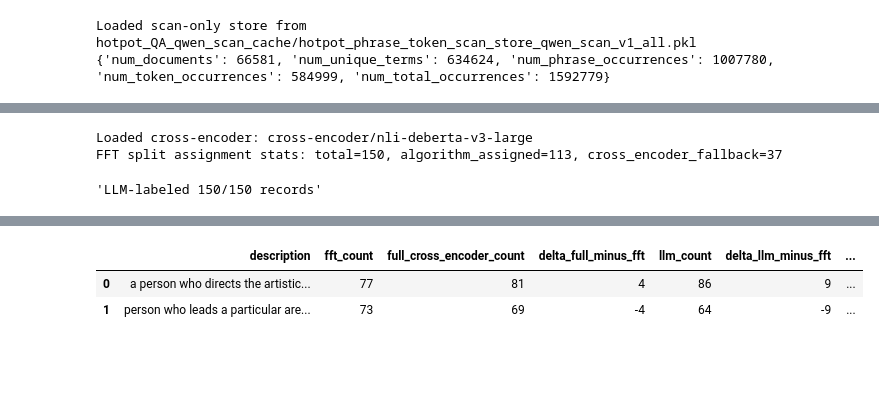
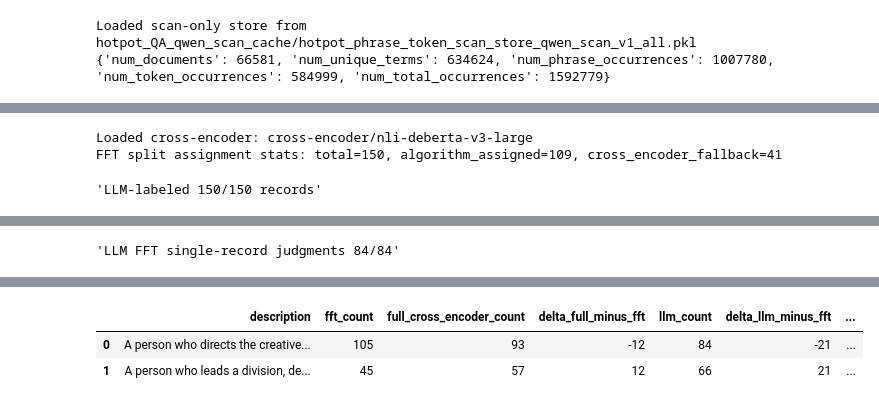
Before and after one commit to YxRicardo/LiteSemRAG, a Jupyter notebook: jupyter_notebooks/hotpotqa_fft_span_compare.ipynb, the cells around one changed output, grey strips where cells are left out. Cells and saved outputs as stored; diff of their text form; code cells hidden in the pictures; blank space fills up the shorter version.

```diff
--- a/jupyter_notebooks/hotpotqa_fft_span_compare.ipynb
+++ b/jupyter_notebooks/hotpotqa_fft_span_compare.ipynb
@@ -68,7 +72,7 @@ DEFAULT_CONTEXT_MODE = "sentence_neighbors"  # "sentence", "sentence_neighbors",
 DEFAULT_REDUCTION_METHOD = "tsne"  # "pca" or "tsne"
 DEFAULT_RANDOM_STATE = 42
 DEFAULT_CONSENSUS_RATIO_THRESHOLD = 0.9
-DEFAULT_D1_D2_RATIO_THRESHOLD = 0.9
+DEFAULT_D1_D2_RATIO_THRESHOLD = 0.8
 DEFAULT_MAX_SAMPLES = 10
 DEFAULT_QUERY_KIND = None
 
@@ -1240,9 +1654,21 @@ candidate_definitions_df, definition_column = load_wikidata_definition_candidate
     candidate_limit=WIKIDATA_CANDIDATE_LIMIT,
     use_llm_filter=USE_LLM_WIKIDATA,
     llm_filter_use_api=LLM_WIKIDATA_USE_API,
+    llm_filter_api_model=LLM_WIKIDATA_MODEL,
+    llm_filter_cache_path=LLM_WIKIDATA_CACHE_PATH,
     llm_filter_use_cache=LLM_WIKIDATA_USE_CACHE,
+    llm_filter_write_cache=LLM_WIKIDATA_WRITE_CACHE,
 )
 candidate_bank = build_wikidata_candidate_bank(candidate_definitions_df, definition_column)
+
+# All experiment settings must compare assignment methods over the same
+# already-merged candidate semantics. Do not run a second LLM candidate merge
+# for FFT-LLM, because even equivalent senses can receive different wording and
+# then appear as extra classes in string-based summaries.
+fft_llm_candidate_definitions_df = candidate_definitions_df.copy()
+fft_llm_definition_column = definition_column
+fft_llm_candidate_bank = candidate_bank
+
 embedded_result = collect_query_span_embeddings(
     embedding_store,
     TARGET_SPAN,
@@ -1259,9 +1685,13 @@ embedded_result = collect_query_span_embeddings(
 print(f"Text encoder: {embedded_result['text_encoder_name_or_path']}")
 print(f"Embedding method: {embedded_result['embedding_method']}")
 print(f"Input sample limit: {embedded_result['max_records']}")
-print(f"Candidate count: {len(candidate_bank)}")
+print(f"Original candidate count: {len(candidate_bank)}")
+print(f"FFT-LLM candidate count: {len(fft_llm_candidate_bank)}")
 print(f"Record count: {embedded_result['record_count']}")
+print("Original candidate definitions:")
 display(candidate_definitions_df)
+print("FFT-LLM LiteSemRAG-style candidate definitions:")
+display(fft_llm_candidate_definitions_df)
 # %% [output]
 Loaded text encoder on cuda: /home/xiaoyue/ProtoGraphRAG/deberta-v3-large
 "Embedded 150/150 texts for query 'director'"
@@ -1278,6 +1714,8 @@ cross_encoder = ensure_cross_encoder_loaded(CROSS_ENCODER_MODEL_NAME)
 records = embedded_result["records"]
 llm_result = None
 llm_assignment_df = None
+fft_llm_result = None
+fft_llm_assignment_df = None
 
 fft_result = classify_records_fft_then_assign(
     records,
@@ -1309,12 +1747,18 @@ full_cross_encoder_assignments = classify_records_full_cross_encoder(
     batch_size=CROSS_ENCODER_BATCH_SIZE,
 )
 
+llm_config = LocalLLMConfig.from_env(
+    provider=LLM_PROVIDER,
+    model=LLM_MODEL,
+    api_key_file=LLM_API_KEY_FILE,
+)
+fft_llm_config = LocalLLMConfig.from_env(
+    provider=FFT_LLM_PROVIDER,
+    model=FFT_LLM_MODEL,
+    api_key_file=FFT_LLM_API_KEY_FILE,
+)
+
 if ENABLE_LLM_VALIDATION:
-    llm_config = LocalLLMConfig.from_env(
-        provider=LLM_PROVIDER,
-        model=LLM_MODEL,
-        api_key_file=LLM_API_KEY_FILE,
-    )
     llm_client = LocalLLMClient(llm_config)
     llm_result = classify_records_with_llm(
         records,
@@ -1326,15 +1770,36 @@ if ENABLE_LLM_VALIDATION:
         max_tokens=LLM_MAX_TOKENS,
     )
 
+if ENABLE_FFT_LLM_EXPERIMENT:
+    fft_llm_client = LocalLLMClient(fft_llm_config)
+    fft_llm_result = classify_records_fft_then_assign_llm(
+        records,
+        fft_llm_candidate_bank,
+        client=fft_llm_client,
+        max_samples=MAX_SAMPLES,
+        consensus_ratio_threshold=CONSENSUS_RATIO_THRESHOLD,
+        d1_d2_ratio_threshold=D1_D2_RATIO_THRESHOLD,
+        llm_batch_size=FFT_LLM_BATCH_SIZE,
+        max_tokens=FFT_LLM_MAX_TOKENS,
+    )
+
 fft_assignment_df = build_assignment_frame(records, fft_result["final_assignments"], "fft_then_assign")
 full_assignment_df = build_assignment_frame(records, full_cross_encoder_assignments, "full_cross_encoder")
 if llm_result is not None:
     llm_assignment_df = build_assignment_frame(records, llm_result["assignments"], "llm_semantic_label")
-comparison_df = compare_assignment_frames(fft_assignment_df, full_assignment_df, llm_assignment_df)
-summary_df = summarize_assignments(comparison_df, fft_result, candidate_definitions_df, llm_result=llm_result)
+if fft_llm_result is not None:
+    fft_llm_assignment_df = build_assignment_frame(records, fft_llm_result["final_assignments"], "fft_llm_then_assign")
+comparison_df = compare_assignment_frames(fft_assignment_df, full_assignment_df, llm_assignment_df, fft_llm_assignment_df)
+summary_df = summarize_assignments(
+    comparison_df,
+    fft_result,
+    candidate_definitions_df,
+    llm_result=llm_result,
+    fft_llm_result=fft_llm_result,
+)
 
 display(summary_df)
 # %% [output]
 Loaded cross-encoder: cross-encoder/nli-deberta-v3-large
-FFT split assignment stats: total=150, algorithm_assigned=113, cross_encoder_fallback=37
+FFT split assignment stats: total=150, algorithm_assigned=109, cross_encoder_fallback=41
 'LLM-labeled 150/150 records'
@@ -1353,0 +1807 @@ LLM total tokens (this run): 47839
+'LLM FFT single-record judgments 84/84'
@@ -1357,6 +1828,6 @@ LLM total tokens (this run): 47839
 |  | description | fft_count | full_cross_encoder_count | delta_full_minus_fft | llm_count | delta_llm_minus_fft | ... |
-| 0 | a person who directs the artistic... | 77 | 81 | 4 | 86 | 9 | ... |
-| 1 | person who leads a particular are... | 73 | 69 | -4 | 64 | -9 | ... |
+| 0 | A person who directs the creative... | 105 | 93 | -12 | 84 | -21 | ... |
+| 1 | A person who leads a division, de... | 45 | 57 | 12 | 66 | 21 | ... |
 # %%
 sample_records_df = pd.DataFrame(fft_result["sample_prediction_records"])
 # if not sample_records_df.empty:
```
Also changed, not shown: parts of 11 cells of this notebook, 14 other files.
